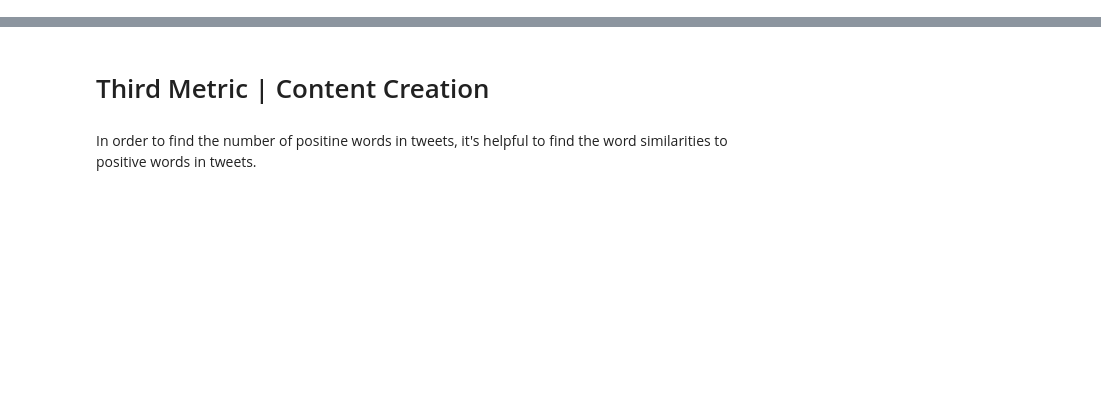
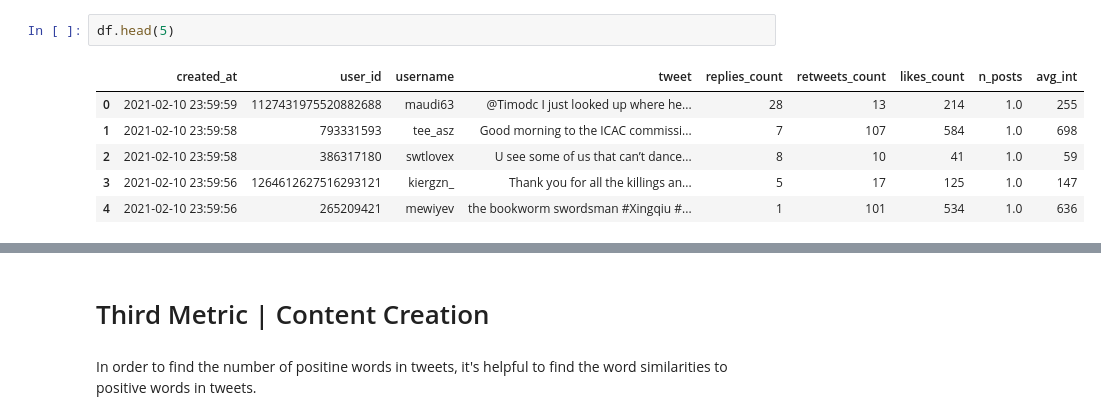
Before and after one commit to FatemeFarhang/data-science, a Jupyter notebook: Task_03.ipynb, the cells around one changed output, grey strips where cells are left out. Cells and saved outputs as stored; diff of their text form; blank space fills up the shorter version.

```diff
--- a/Task_03.ipynb
+++ b/Task_03.ipynb
@@ -7,0 +91,9 @@ Mounted at /content/drive
+# %%
+df.head(5)
+# %% [output]
+|  | created_at | user_id | username | tweet | replies_count | retweets_count | likes_count | n_posts | avg_int |
+| 0 | 2021-02-10 23:59:59 | 1127431975520882688 | maudi63 | @Timodc I just looked up where he... | 28 | 13 | 214 | 1.0 | 255 |
+| 1 | 2021-02-10 23:59:58 | 793331593 | tee_asz | Good morning to the ICAC commissi... | 7 | 107 | 584 | 1.0 | 698 |
+| 2 | 2021-02-10 23:59:58 | 386317180 | swtlovex | U see some of us that can’t dance... | 8 | 10 | 41 | 1.0 | 59 |
+| 3 | 2021-02-10 23:59:56 | 1264612627516293121 | kiergzn_ | Thank you for all the killings an... | 5 | 17 | 125 | 1.0 | 147 |
+| 4 | 2021-02-10 23:59:56 | 265209421 | mewiyev | the bookworm swordsman #Xingqiu #... | 1 | 101 | 534 | 1.0 | 636 |
```
Also changed, not shown: parts of 55 cells of this notebook.
